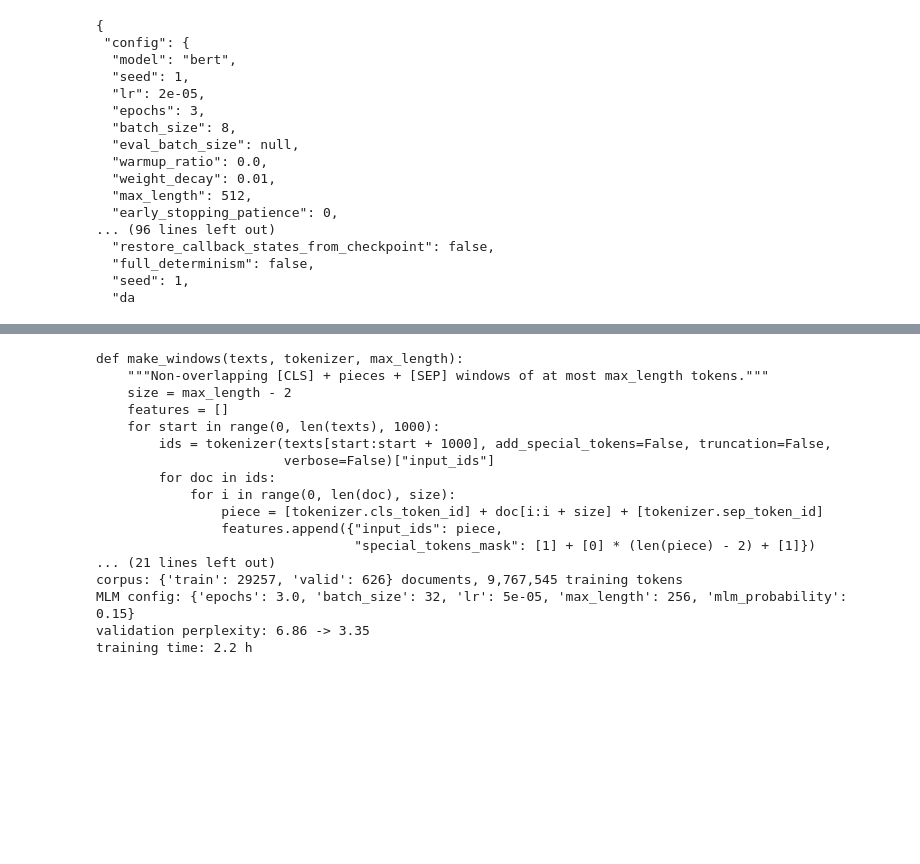
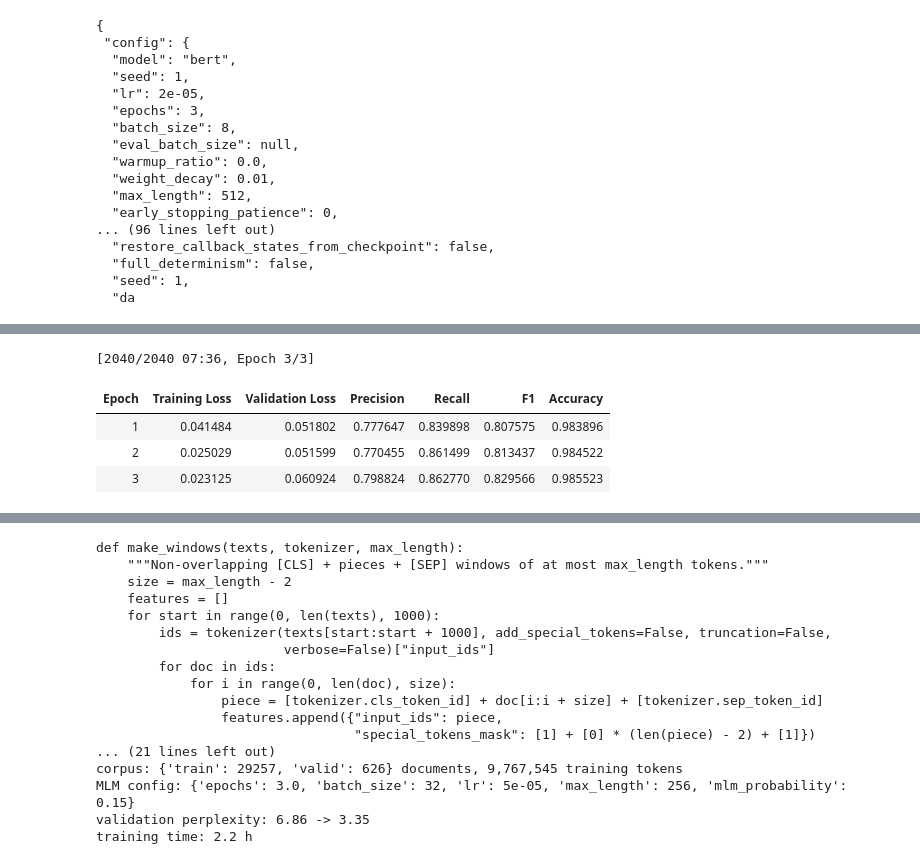
Before and after one commit to lofty14/bert-ner-baseline, a Jupyter notebook: Project13_final.ipynb, the cells around one changed output, grey strips where cells are left out. Cells and saved outputs as stored; diff of their text form; code cells hidden in the pictures; blank space fills up the shorter version.

```diff
--- a/Project13_final.ipynb
+++ b/Project13_final.ipynb
@@ -282,0 +680,7 @@ objective "improve generalisation using domain adaptation".
+# %%
+tokenized_dataset = dataset.map(
+    tokenize_and_align_labels,
+    batched=True
+)
+
+print(tokenized_dataset)
@@ -282,0 +749,6 @@ objective "improve generalisation using domain adaptation".
+# %%
+from transformers import DataCollatorForTokenClassification
+
+data_collator = DataCollatorForTokenClassification(
+    tokenizer=tokenizer
+)
@@ -282,0 +787,35 @@ objective "improve generalisation using domain adaptation".
+# %%
+from transformers import TrainingArguments
+
+training_args = TrainingArguments(
+    output_dir="./bert-ner-baseline",
+    learning_rate=2e-5,
+    per_device_train_batch_size=8,
+    per_device_eval_batch_size=8,
+    num_train_epochs=3,
+    weight_decay=0.01,
+    eval_strategy="epoch",
+    save_strategy="epoch",
+    logging_steps=50,
+    report_to="none"
+)
+# %%
+from transformers import Trainer
+
+trainer = Trainer(
+    model=model,
+    args=training_args,
+    train_dataset=tokenized_dataset["train"],
+    eval_dataset=tokenized_dataset["validation"],
+    processing_class=tokenizer,
+    data_collator=data_collator,
+    compute_metrics=compute_metrics
+)
+# %%
+train_result = trainer.train()
+# %% [output]
+[2040/2040 07:36, Epoch 3/3]
+| Epoch | Training Loss | Validation Loss | Precision | Recall | F1 | Accuracy |
+| 1 | 0.041484 | 0.051802 | 0.777647 | 0.839898 | 0.807575 | 0.983896 |
+| 2 | 0.025029 | 0.051599 | 0.770455 | 0.861499 | 0.813437 | 0.984522 |
+| 3 | 0.023125 | 0.060924 | 0.798824 | 0.862770 | 0.829566 | 0.985523 |
```
Also changed, not shown: parts of 109 cells of this notebook, 10 other files.
